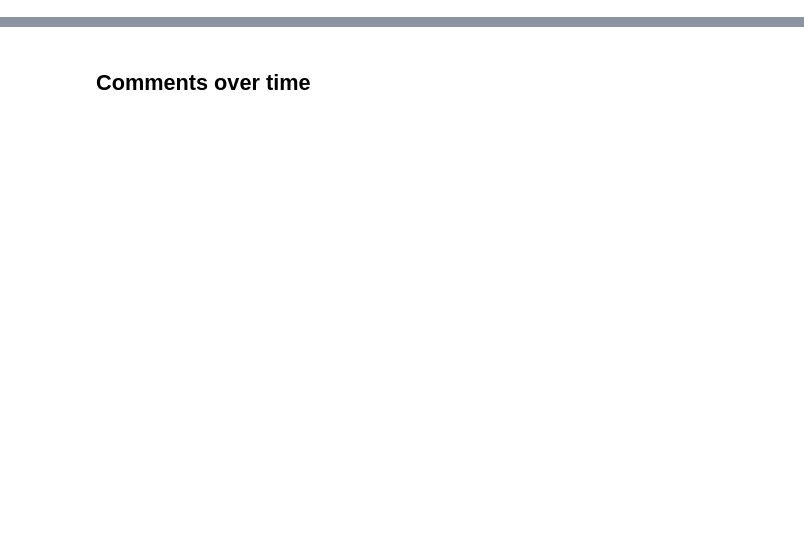
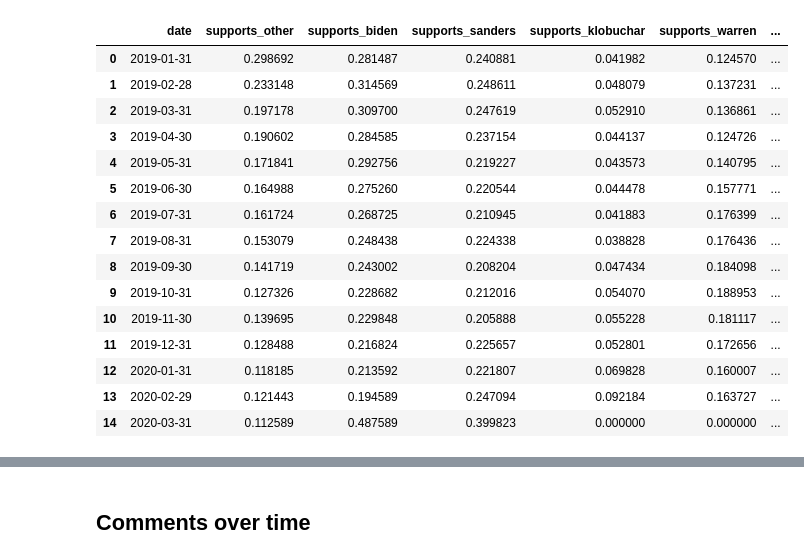
Before and after one commit to CSSLab/political-subreddits, a Jupyter notebook: Exploratory_Analysis.ipynb, the cells around one changed output, grey strips where cells are left out. Drawn from its saved outputs; the diff is of its cells as text; code cells hidden in the pictures; blank space fills up the shorter version.

Commit message:
buisness intelligence poll viz

```diff
--- a/Exploratory_Analysis.ipynb
+++ b/Exploratory_Analysis.ipynb
@@ -85,0 +77,24 @@ fig.show()
+# %%
+polling_agg = bi_poll.groupby([pd.Grouper(key='date', freq='M')])[["supports_other"]+concat_col_names].sum().reset_index().sort_values('date')
+# Convert to pct
+polling_agg = polling_agg.set_index('date')
+polling_agg = polling_agg.div(polling_agg.sum(axis=1), axis=0)
+polling_agg = polling_agg.reset_index()
+polling_agg
+# %% [output]
+|  | date | supports_other | supports_biden | supports_sanders | supports_klobuchar | supports_warren | ... |
+| 0 | 2019-01-31 | 0.298692 | 0.281487 | 0.240881 | 0.041982 | 0.124570 | ... |
+| 1 | 2019-02-28 | 0.233148 | 0.314569 | 0.248611 | 0.048079 | 0.137231 | ... |
+| 2 | 2019-03-31 | 0.197178 | 0.309700 | 0.247619 | 0.052910 | 0.136861 | ... |
+| 3 | 2019-04-30 | 0.190602 | 0.284585 | 0.237154 | 0.044137 | 0.124726 | ... |
+| 4 | 2019-05-31 | 0.171841 | 0.292756 | 0.219227 | 0.043573 | 0.140795 | ... |
+| 5 | 2019-06-30 | 0.164988 | 0.275260 | 0.220544 | 0.044478 | 0.157771 | ... |
+| 6 | 2019-07-31 | 0.161724 | 0.268725 | 0.210945 | 0.041883 | 0.176399 | ... |
+| 7 | 2019-08-31 | 0.153079 | 0.248438 | 0.224338 | 0.038828 | 0.176436 | ... |
+| 8 | 2019-09-30 | 0.141719 | 0.243002 | 0.208204 | 0.047434 | 0.184098 | ... |
+| 9 | 2019-10-31 | 0.127326 | 0.228682 | 0.212016 | 0.054070 | 0.188953 | ... |
+| 10 | 2019-11-30 | 0.139695 | 0.229848 | 0.205888 | 0.055228 | 0.181117 | ... |
+| 11 | 2019-12-31 | 0.128488 | 0.216824 | 0.225657 | 0.052801 | 0.172656 | ... |
+| 12 | 2020-01-31 | 0.118185 | 0.213592 | 0.221807 | 0.069828 | 0.160007 | ... |
+| 13 | 2020-02-29 | 0.121443 | 0.194589 | 0.247094 | 0.092184 | 0.163727 | ... |
+| 14 | 2020-03-31 | 0.112589 | 0.487589 | 0.399823 | 0.000000 | 0.000000 | ... |
```
Also changed, not shown: parts of 16 cells of this notebook, 46 other files.
